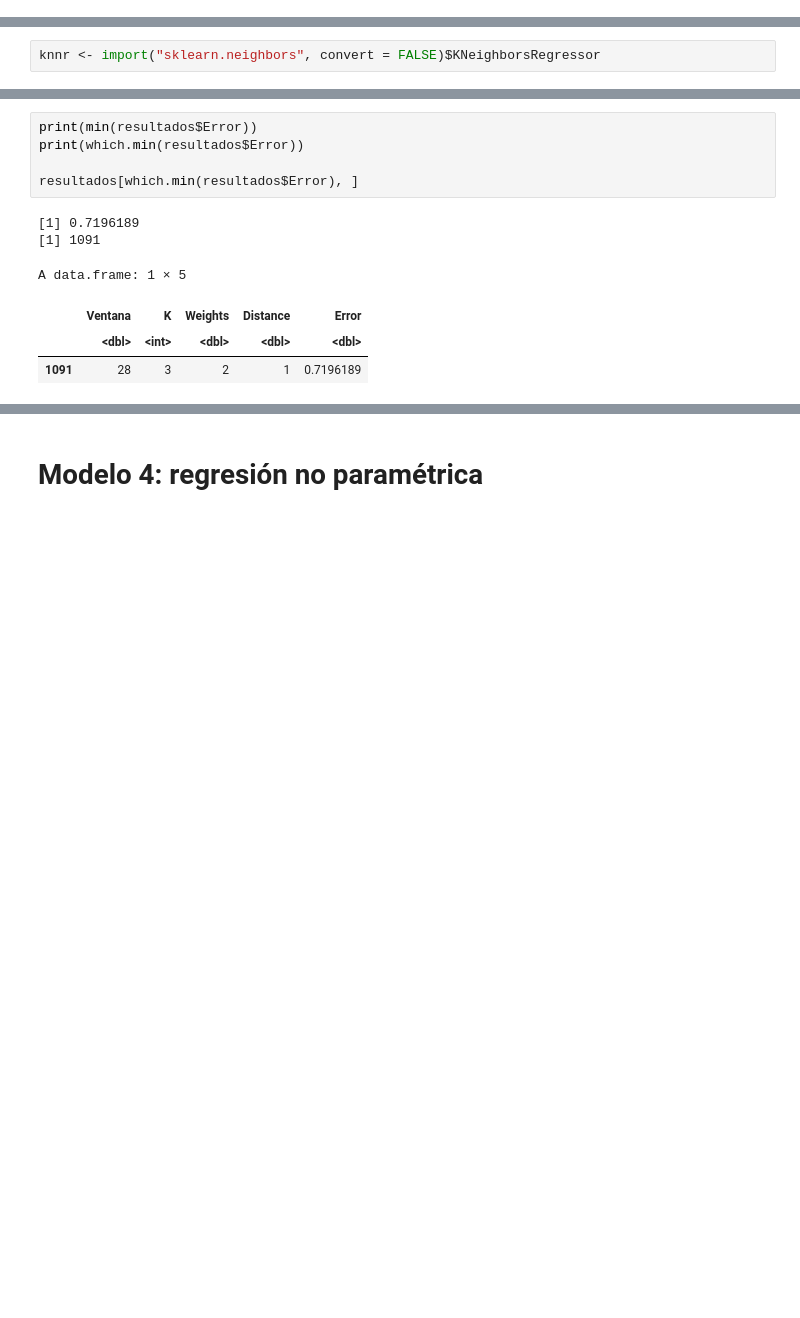
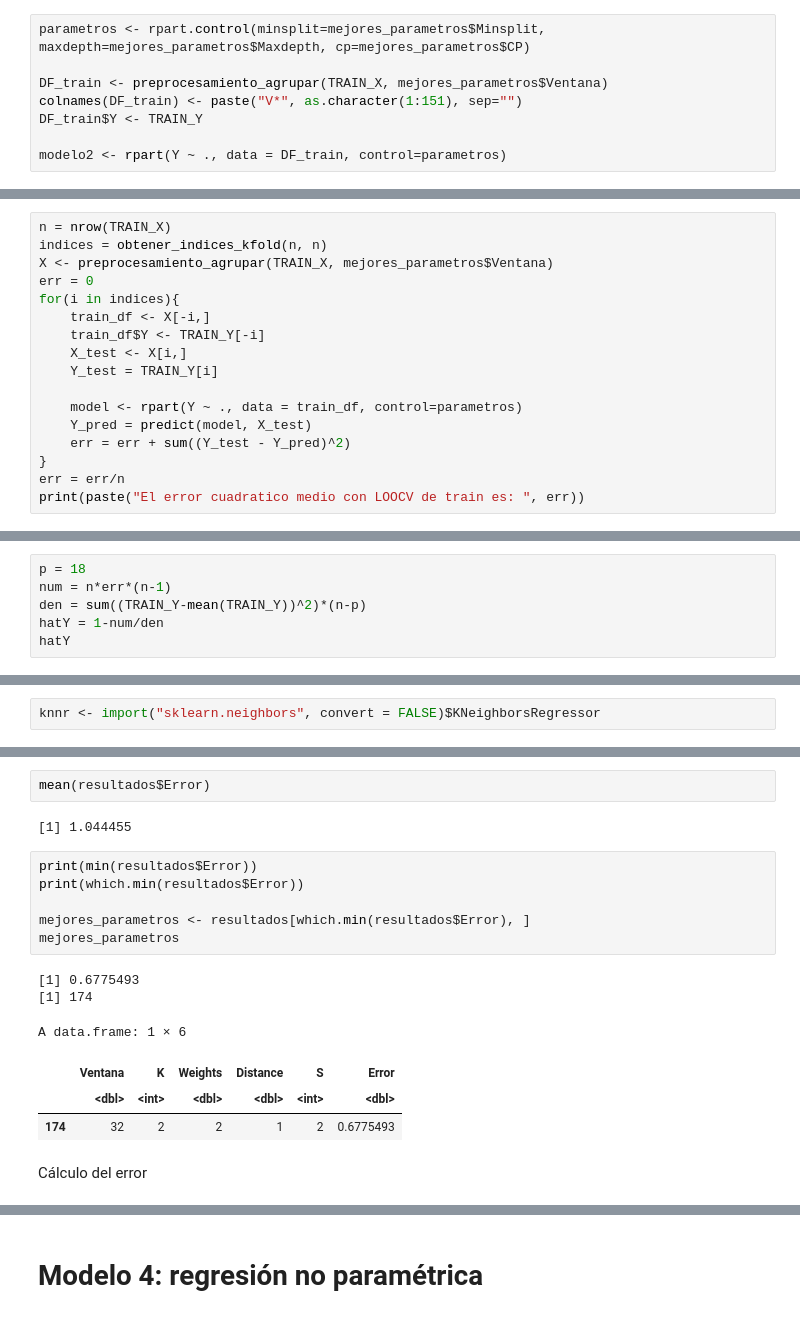
Before and after one commit to Lukas-De-Angelis-Riva/Aprendizaje-estadistico, a Jupyter notebook: trabajo_practico3/src/RangosFrecuencias.ipynb, the cells around one changed output, grey strips where cells are left out. Saved outputs shown, nothing was run; the diff lists cells and outputs as text; blank space fills up the shorter version.

```diff
--- a/trabajo_practico3/src/RangosFrecuencias.ipynb
+++ b/trabajo_practico3/src/RangosFrecuencias.ipynb
@@ -350,0 +353,8 @@ plot(modelo2)
+# %%
+parametros <- rpart.control(minsplit=mejores_parametros$Minsplit, maxdepth=mejores_parametros$Maxdepth, cp=mejores_parametros$CP)
+
+DF_train <- preprocesamiento_agrupar(TRAIN_X, mejores_parametros$Ventana)
+colnames(DF_train) <- paste("V*", as.character(1:151), sep="")
+DF_train$Y <- TRAIN_Y
+
+modelo2 <- rpart(Y ~ ., data = DF_train, control=parametros)
@@ -350,0 +366,17 @@ plot(modelo2)
+# %%
+n = nrow(TRAIN_X)
+indices = obtener_indices_kfold(n, n)
+X <- preprocesamiento_agrupar(TRAIN_X, mejores_parametros$Ventana)
+err = 0
+for(i in indices){
+    train_df <- X[-i,]
+    train_df$Y <- TRAIN_Y[-i]
+    X_test <- X[i,]
+    Y_test = TRAIN_Y[i]
+
+    model <- rpart(Y ~ ., data = train_df, control=parametros)
+    Y_pred = predict(model, X_test)
+    err = err + sum((Y_test - Y_pred)^2)
+}
+err = err/n
+print(paste("El error cuadratico medio con LOOCV de train es: ", err))
@@ -350,0 +385,6 @@ plot(modelo2)
+# %%
+p = 18
+num = n*err*(n-1)
+den = sum((TRAIN_Y-mean(TRAIN_Y))^2)*(n-p)
+hatY = 1-num/den
+hatY
@@ -434,12 +478,19 @@ El progreso es del 100 %
+# %%
+mean(resultados$Error)
+# %% [output]
+[1] 1.044455
 # %%
 print(min(resultados$Error))
 print(which.min(resultados$Error))
 
-resultados[which.min(resultados$Error), ]
+mejores_parametros <- resultados[which.min(resultados$Error), ]
+mejores_parametros
 # %% [output]
-[1] 0.7196189
-[1] 1091
+[1] 0.6775493
+[1] 174
-A data.frame: 1 × 5
+A data.frame: 1 × 6
-|  | Ventana | K | Weights | Distance | Error |
-|  | <dbl> | <int> | <dbl> | <dbl> | <dbl> |
-| 1091 | 28 | 3 | 2 | 1 | 0.7196189 |
+|  | Ventana | K | Weights | Distance | S | Error |
+|  | <dbl> | <int> | <dbl> | <dbl> | <int> | <dbl> |
+| 174 | 32 | 2 | 2 | 1 | 2 | 0.6775493 |
+# %% [markdown]
+Cálculo del error
```
Also changed, not shown: parts of 29 cells of this notebook, 2 other files.
